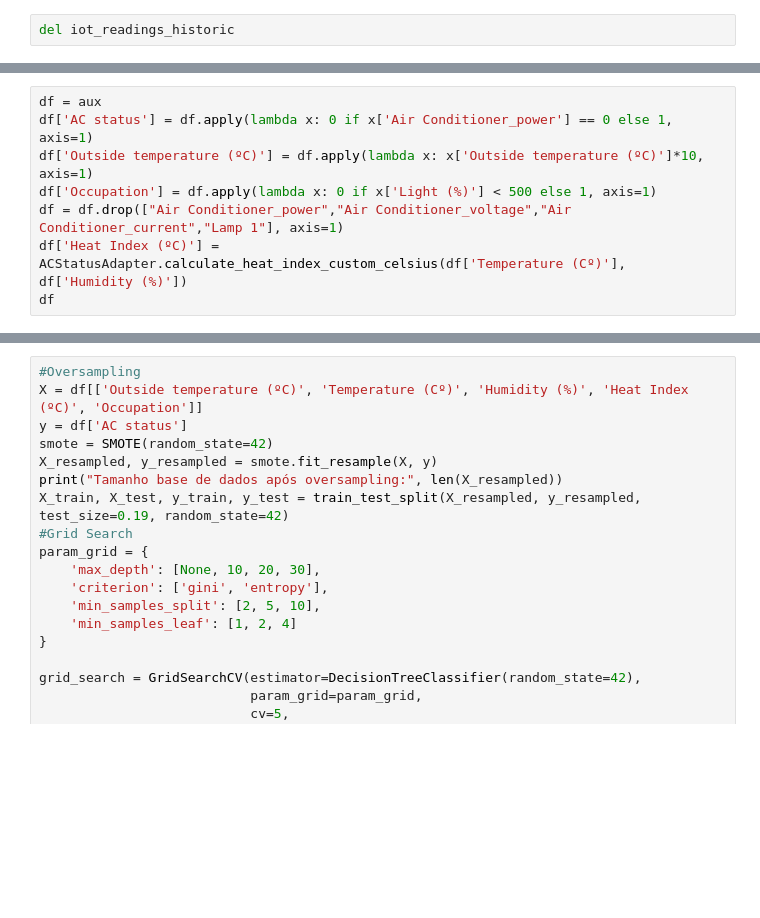
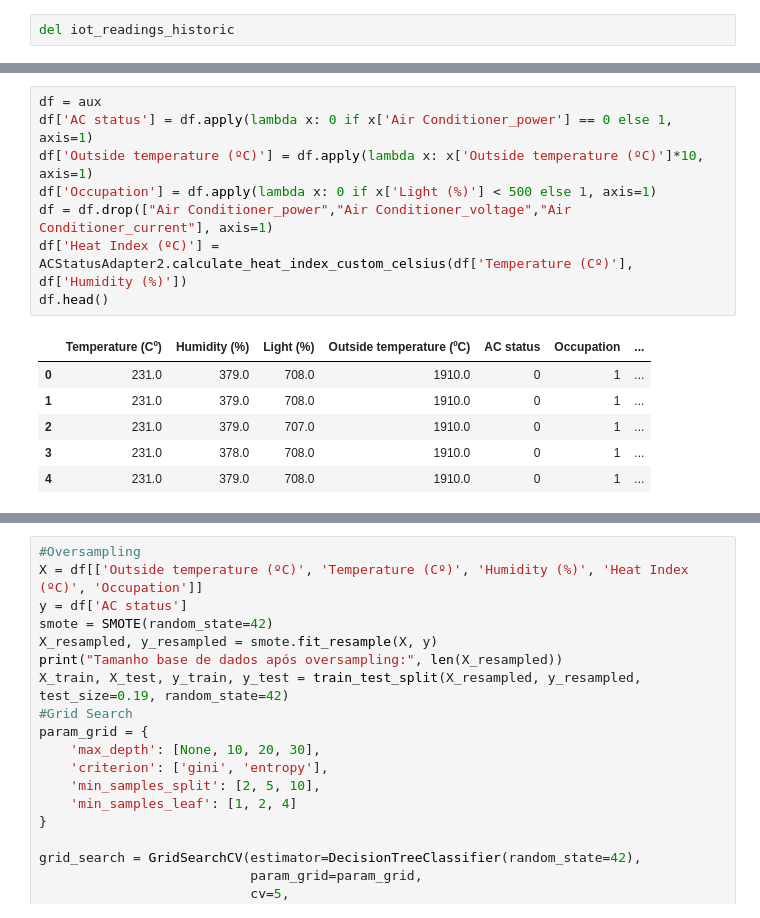
Before and after one commit to rafaeldpsilva/ac-optimization-bruno, a Jupyter notebook: GECAD103 - Arvore de DecisÃ£o - COM Oversampling (Grid Search).ipynb, the cells around one changed output, grey strips where cells are left out. Cells and saved outputs as stored; diff of their text form; blank space fills up the shorter version.

```diff
--- a/GECAD103 - Arvore de DecisÃ£o - COM Oversampling (Grid Search).ipynb
+++ b/GECAD103 - Arvore de DecisÃ£o - COM Oversampling (Grid Search).ipynb
@@ -48,8 +83,15 @@ aux
 # %%
 df = aux
 df['AC status'] = df.apply(lambda x: 0 if x['Air Conditioner_power'] == 0 else 1, axis=1)
 df['Outside temperature (ºC)'] = df.apply(lambda x: x['Outside temperature (ºC)']*10, axis=1)
 df['Occupation'] = df.apply(lambda x: 0 if x['Light (%)'] < 500 else 1, axis=1)
-df = df.drop(["Air Conditioner_power","Air Conditioner_voltage","Air Conditioner_current","Lamp 1"], axis=1)
-df['Heat Index (ºC)'] = ACStatusAdapter.calculate_heat_index_custom_celsius(df['Temperature (Cº)'], df['Humidity (%)'])
-df
+df = df.drop(["Air Conditioner_power","Air Conditioner_voltage","Air Conditioner_current"], axis=1)
+df['Heat Index (ºC)'] = ACStatusAdapter2.calculate_heat_index_custom_celsius(df['Temperature (Cº)'], df['Humidity (%)'])
+df.head()
+# %% [output]
+|  | Temperature (Cº) | Humidity (%) | Light (%) | Outside temperature (ºC) | AC status | Occupation | ... |
+| 0 | 231.0 | 379.0 | 708.0 | 1910.0 | 0 | 1 | ... |
+| 1 | 231.0 | 379.0 | 708.0 | 1910.0 | 0 | 1 | ... |
+| 2 | 231.0 | 379.0 | 707.0 | 1910.0 | 0 | 1 | ... |
+| 3 | 231.0 | 378.0 | 708.0 | 1910.0 | 0 | 1 | ... |
+| 4 | 231.0 | 379.0 | 708.0 | 1910.0 | 0 | 1 | ... |
```
Also changed, not shown: parts of 3 cells of this notebook.
